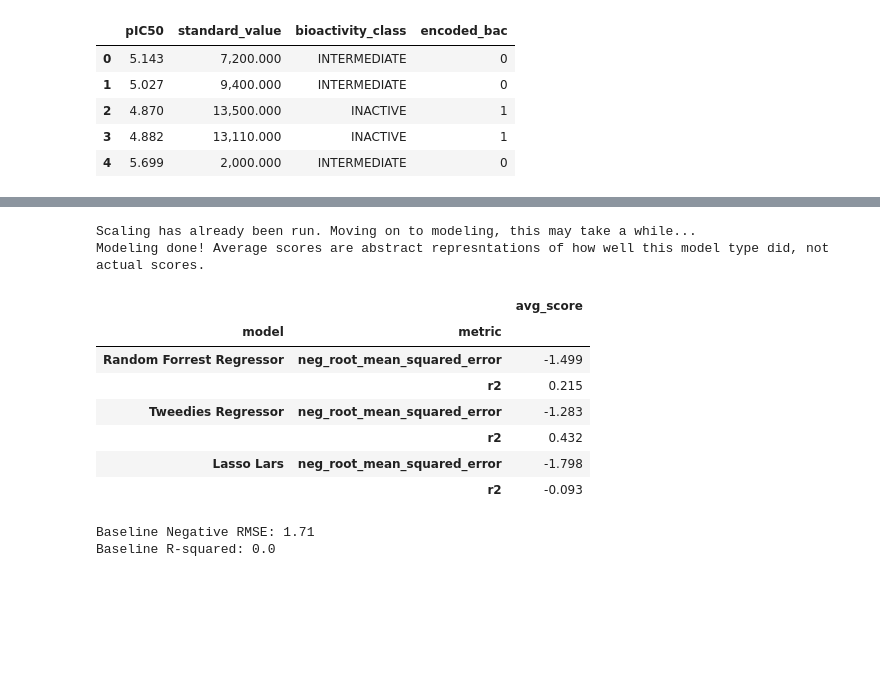
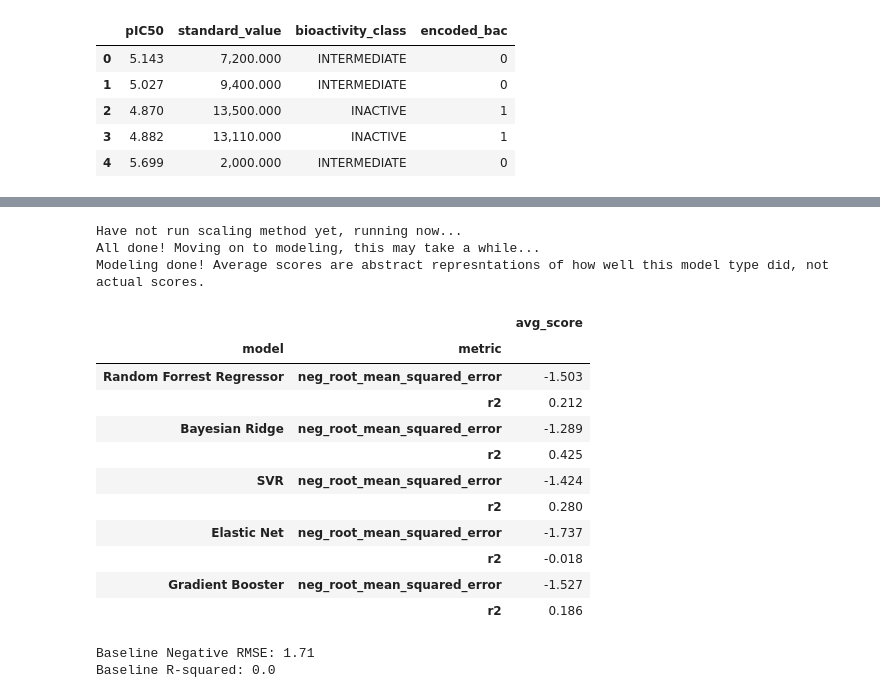
Before and after one commit to Germain-Drug-Discovery-Project/drug-discovery-project, a Jupyter notebook: Final Notebook.ipynb, the cells around one changed output, grey strips where cells are left out. Cells and saved outputs as stored; diff of their text form; code cells hidden in the pictures; blank space fills up the shorter version.

```diff
--- a/Final Notebook.ipynb
+++ b/Final Notebook.ipynb
@@ -241,0 +244,7 @@ Creating the modeling object
+# %%
+low_var_cols = []
+for col in modeling_df.drop(columns = 'molecule_id').columns:
+    if variance(modeling_df[col]) < .2505:
+        low_var_cols.append(col)
+# %%
+var_df = modeling_df.drop(columns = low_var_cols)
@@ -242,10 +269,10 @@ Creating the modeling object
 # %%
 # Defining names of the models and model to be types used
-reg_names = ['Random Forrest Regressor', 'Tweedies Regressor', 'Lasso Lars']
-reg_types = [RandomForestRegressor(), TweedieRegressor(), LassoLars()]
+reg_names = ['Random Forrest Regressor', 'Bayesian Ridge', 'SVR', 'Elastic Net', 'Gradient Booster']
+reg_types = [RandomForestRegressor(), BayesianRidge(normalize=True), SVR(), ElasticNet(), GradientBoostingRegressor()]
 
 cls_names = ['Decision Tree', 'Gaussian NB', 'Multinomial NB']
 cls_types = [DecisionTreeClassifier(), GaussianNB(), MultinomialNB()]
 # %%
 # Creating the object, feeding it the dataframe, target, and model names and types
-model_obj = Modeling_class(modeling_df, target, reg_types, reg_names, cls_types, cls_names)
+model_obj = Modeling_class(var_df, target, reg_types, reg_names, cls_types, cls_names)
@@ -257,17 +284,22 @@ model_obj = Modeling_class(modeling_df, target, reg_types, reg_names, cls_types,
 # %%
 # Running modeling for regression
-model_obj.regression_modeling(splits = 10)
+model_obj.regression_modeling()
 # %% [output]
-Scaling has already been run. Moving on to modeling, this may take a while...
+Have not run scaling method yet, running now...
+All done! Moving on to modeling, this may take a while...
 Modeling done! Average scores are abstract represntations of how well this model type did, not actual scores.
 |  |  | avg_score |
 | model | metric |  |
-| Random Forrest Regressor | neg_root_mean_squared_error | -1.499 |
-|  | r2 | 0.215 |
-| Tweedies Regressor | neg_root_mean_squared_error | -1.283 |
-|  | r2 | 0.432 |
-| Lasso Lars | neg_root_mean_squared_error | -1.798 |
-|  | r2 | -0.093 |
+| Random Forrest Regressor | neg_root_mean_squared_error | -1.503 |
+|  | r2 | 0.212 |
+| Bayesian Ridge | neg_root_mean_squared_error | -1.289 |
+|  | r2 | 0.425 |
+| SVR | neg_root_mean_squared_error | -1.424 |
+|  | r2 | 0.280 |
+| Elastic Net | neg_root_mean_squared_error | -1.737 |
+|  | r2 | -0.018 |
+| Gradient Booster | neg_root_mean_squared_error | -1.527 |
+|  | r2 | 0.186 |
 # %%
 print(f'Baseline Negative RMSE: {model_obj.reg_baseline_nrmse}\nBaseline R-squared: {model_obj.reg_baseline_r2}')
 # %% [output]
```
Also changed, not shown: parts of 26 cells of this notebook, 3 other files.
